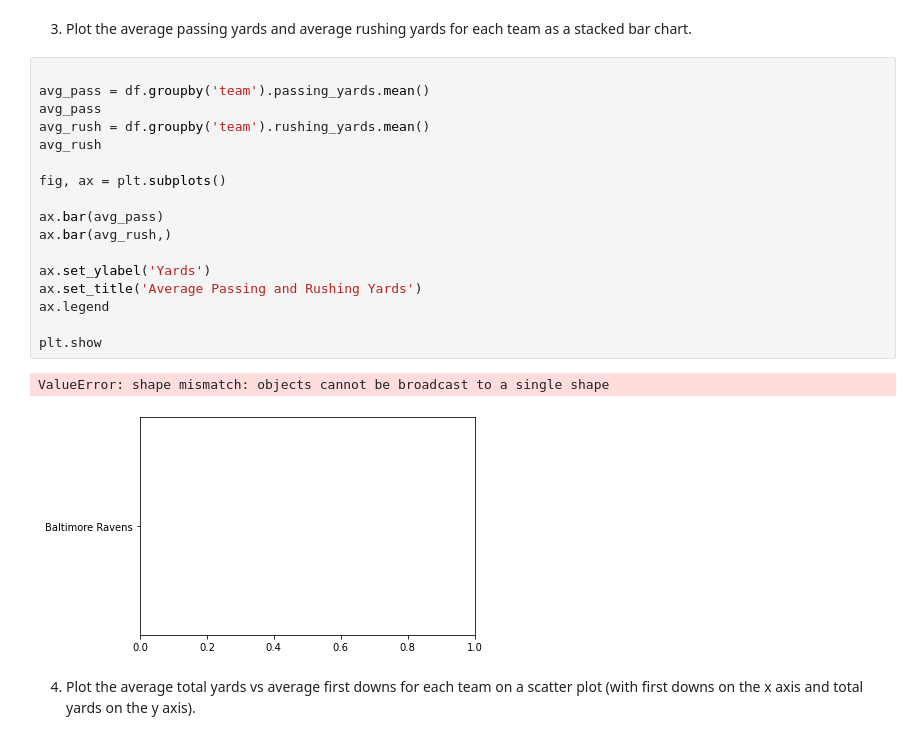
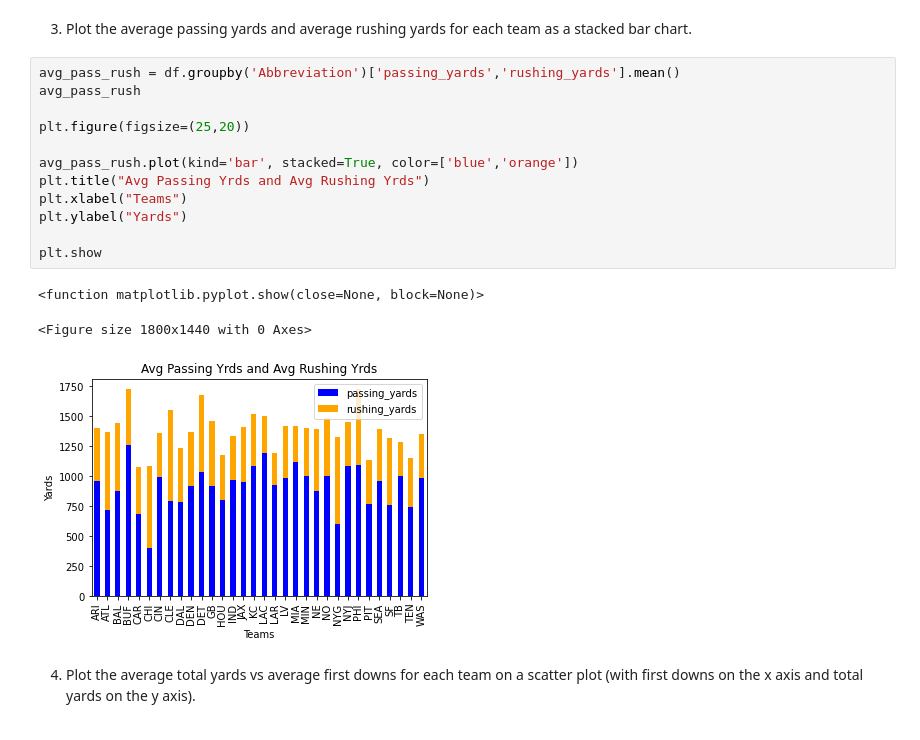
Before and after one commit to kayleeodom/cis277-fa22-Lab5, a Jupyter notebook: Lab5.ipynb, the cells around one changed output. Cells and saved outputs as stored; diff of their text form.

```diff
--- a/Lab5.ipynb
+++ b/Lab5.ipynb
@@ -61,26 +75,22 @@ ValueError: shape mismatch: objects cannot be broadcast to a single shape
 [figure]
 # %% [markdown]
 3. Plot the average passing yards and average rushing yards for each team as a stacked bar chart.
-# %%
-
-avg_pass = df.groupby('team').passing_yards.mean()
-avg_pass
-avg_rush = df.groupby('team').rushing_yards.mean()
-avg_rush
-
-fig, ax = plt.subplots()
-
-ax.bar(avg_pass)
-ax.bar(avg_rush,)
-
-ax.set_ylabel('Yards')
-ax.set_title('Average Passing and Rushing Yards')
-ax.legend
-
-plt.show
-# %% [output]
-ValueError: shape mismatch: objects cannot be broadcast to a single shape
-[figure, removed]
+# %%
+avg_pass_rush = df.groupby('Abbreviation')['passing_yards','rushing_yards'].mean()
+avg_pass_rush
+
+plt.figure(figsize=(25,20))
+
+avg_pass_rush.plot(kind='bar', stacked=True, color=['blue','orange'])
+plt.title("Avg Passing Yrds and Avg Rushing Yrds")
+plt.xlabel("Teams")
+plt.ylabel("Yards")
+
+plt.show
+# %% [output]
+<function matplotlib.pyplot.show(close=None, block=None)>
+<Figure size 1800x1440 with 0 Axes>
+[figure, added]
 # %% [markdown]
 4. Plot the average total yards vs average first downs for each team on a scatter plot (with first downs on the x axis and total yards on the y axis).
 # %%
```
Also changed, not shown: parts of 5 cells of this notebook.
